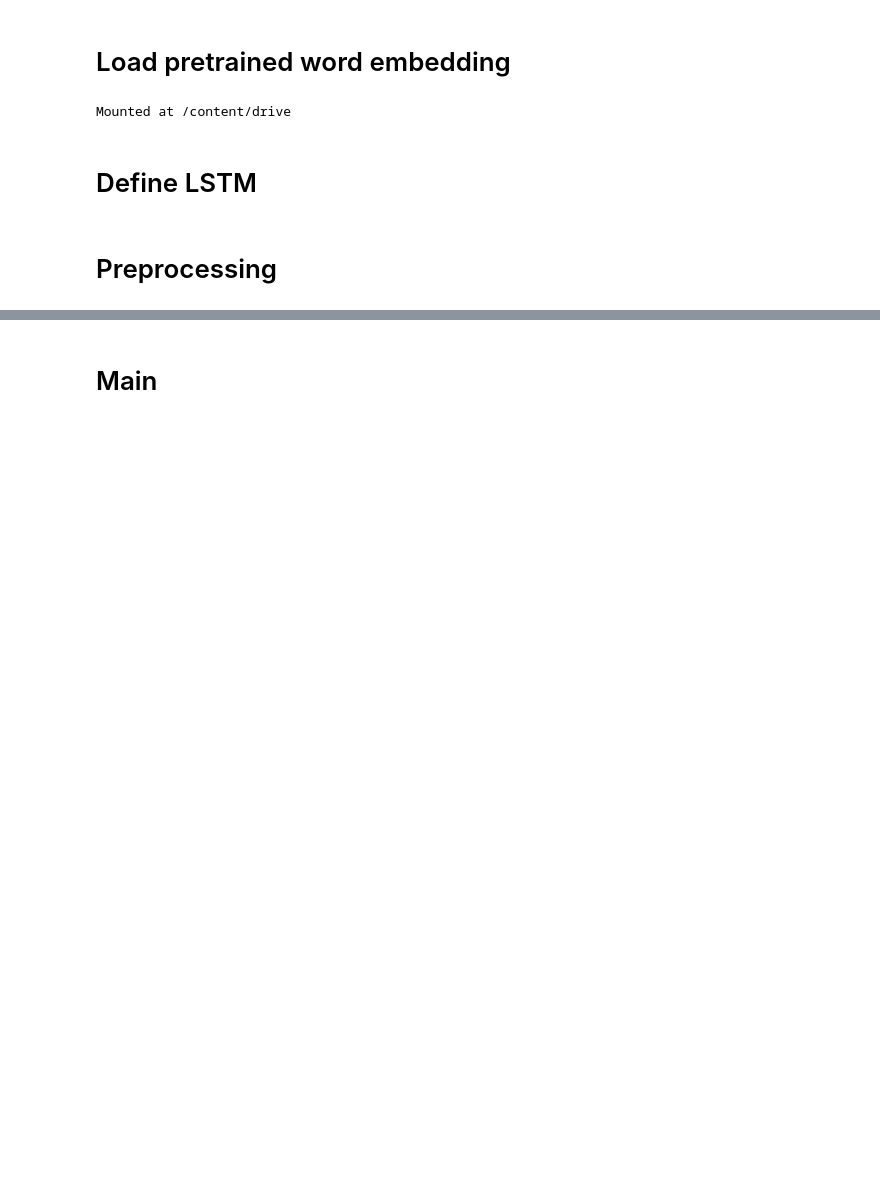
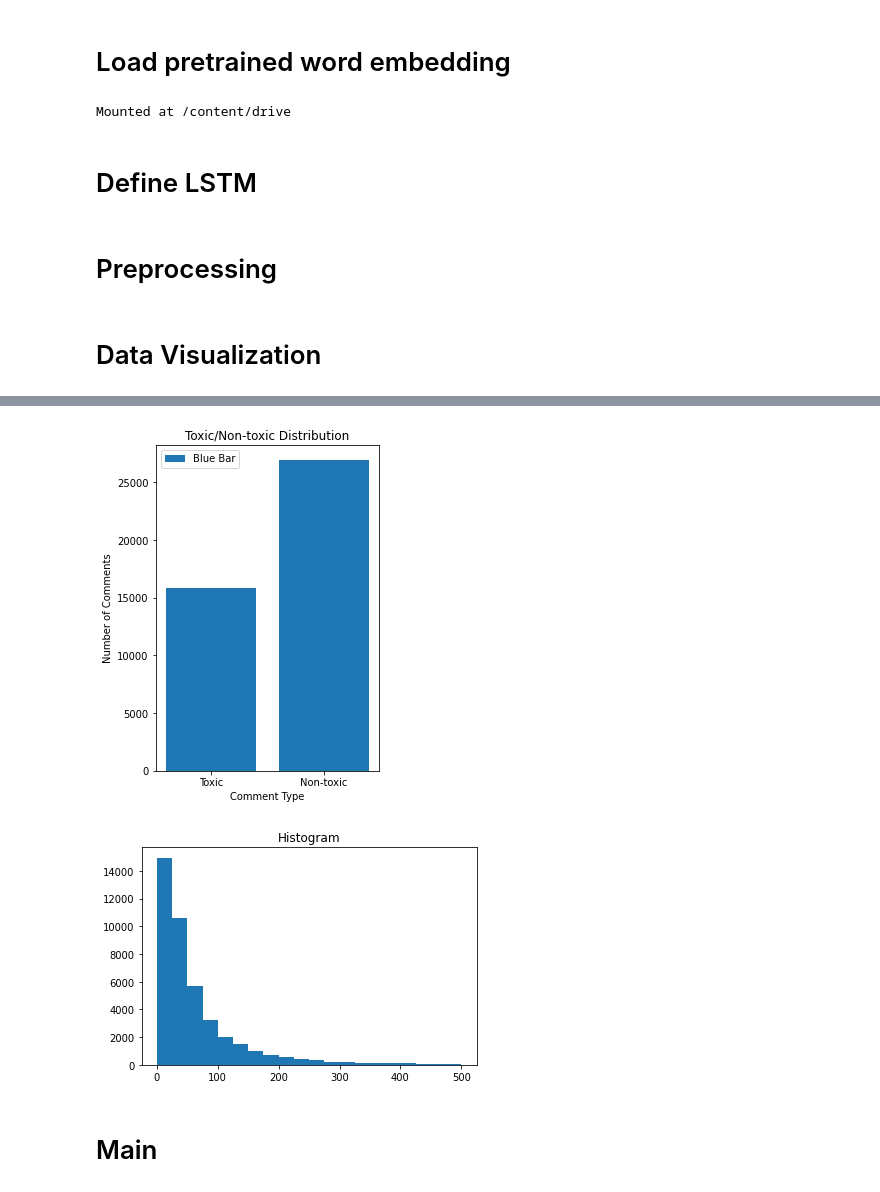
Before and after one commit to calvincxz/CS4248_Project, a Jupyter notebook: Project.ipynb, the cells around one changed output, grey strips where cells are left out. Saved outputs shown, nothing was run; the diff lists cells and outputs as text; code cells hidden in the pictures; blank space fills up the shorter version.

Commit message:
include code for scraping, and data visualization

```diff
--- a/Project.ipynb
+++ b/Project.ipynb
@@ -147,3 +226,43 @@ def preprocess_input(X, y, seq_len=100):
     test_sentences = pad_input(X_test, seq_len)
 
     return train_sentences, val_sentences, test_sentences, y_train, y_val, y_test, words, idx2word
+# %% [markdown]
+# Data Visualization
+# %%
+import pandas as pd
+import numpy as np
+import nltk
+nltk.download('punkt')
+from nltk import word_tokenize
+import matplotlib.pyplot as plt
+
+url = "https://raw.githubusercontent.com/calvincxz/CS4248_Project/main/train2.csv"
+train = pd.read_csv(url)
+X = np.array(train['comment_text'])
+y = np.array(train['toxic_label'])
+
+for i, sentence in enumerate(X):
+    X[i] = []
+    for word in nltk.word_tokenize(sentence):
+        X[i].append(word)
+
+x1 = ["Toxic", "Non-toxic"]
+y1 = [sum(y), len(y)-sum(y)]
+
+fig = plt.figure(figsize =(4,6))
+plt.bar(x1, y1, label="Blue Bar", )
+plt.plot()
+
+plt.xlabel("Comment Type")
+plt.ylabel("Number of Comments")
+plt.title("Toxic/Non-toxic Distribution")
+plt.legend()
+plt.show()
+
+n = [len(x) for x in X]
+m = [m for m in range(len(n))]
+
+plt.hist(n, bins=20, range=(0, 500))
+plt.title("Histogram")
+plt.show()
+# %% [output]
@@ -150,3 +271,5 @@ def preprocess_input(X, y, seq_len=100):
+[figure, added]
+[figure, added]
 # %% [markdown]
 # Main
 # %%
```
Also changed, not shown: parts of 11 cells of this notebook.
